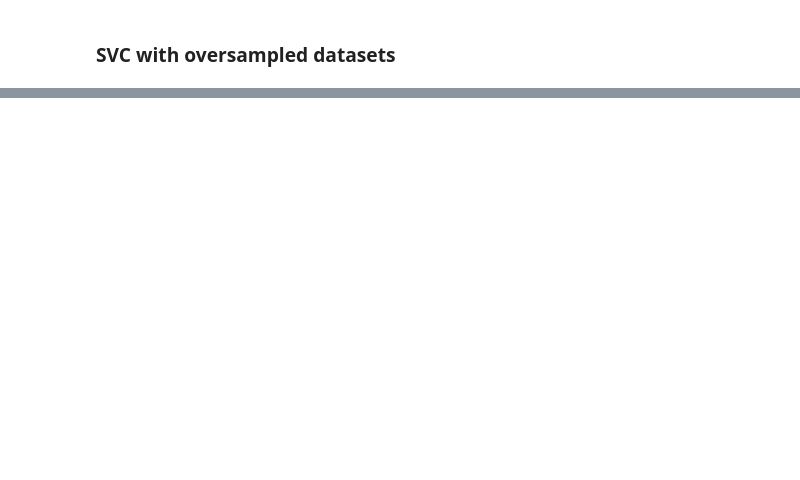
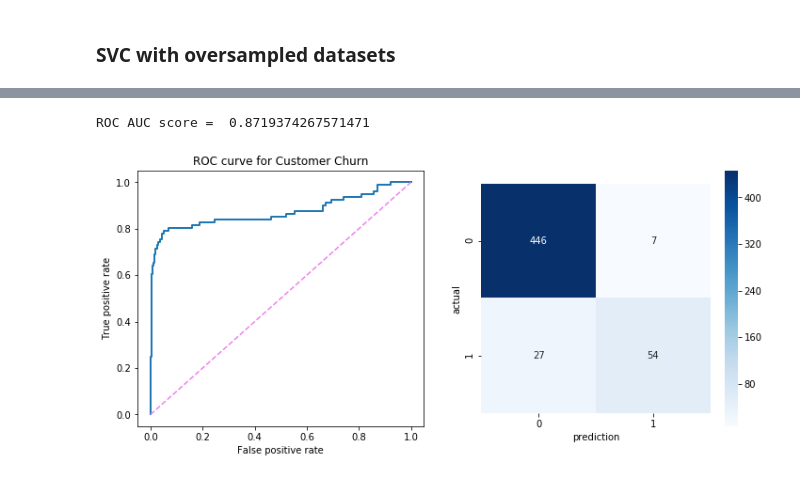
Before and after one commit to scottkds/metis_project3, a Jupyter notebook: models/Models_LR_NB_SVM_KNN_RF.ipynb, the cells around one changed output, grey strips where cells are left out. Saved outputs shown, nothing was run; the diff lists cells and outputs as text; code cells hidden in the pictures; blank space fills up the shorter version.

```diff
--- a/models/Models_LR_NB_SVM_KNN_RF.ipynb
+++ b/models/Models_LR_NB_SVM_KNN_RF.ipynb
@@ -599,0 +780,15 @@ _ = rf.fit(X_train, y_train)
+# %%
+steps = [('SMOTE', SMOTE(sampling_strategy='minority', random_state=42)),
+         ('scaler', StandardScaler()),
+         ('RF', RandomForestClassifier(n_estimators=400, random_state=42))]
+
+pipeline = Pipeline(steps)
+pipeline.fit(X_train, y_train)
+
+# Predict the labels of the test set: y_pred
+y_pred = pipeline.predict(X_test)
+
+# Compute and print metrics
+print("Accuracy Train: {}".format(pipeline.score(X_test, y_test)))
+print("Accuracy Test: {}".format(pipeline.score(X_test, y_test)))
+print(classification_report(y_test, y_pred))
@@ -599,0 +836,9 @@ _ = rf.fit(X_train, y_train)
+# %%
+xg = XGBClassifier(n_estimators=200, random_state=42)
+xg.fit(X_train, y_train)
+y_pred = xg.predict(X_test)
+
+# Compute and print metrics
+print("Accuracy Train: {}".format(xg.score(X_test, y_test)))
+print("Accuracy Test: {}".format(xg.score(X_test, y_test)))
+print(classification_report(y_test, y_pred))
@@ -599,0 +856,23 @@ _ = rf.fit(X_train, y_train)
+# %%
+plt.figure(figsize=(12, 5))
+fpr, tpr, thresholds = roc_curve(y_test, xg.predict_proba(X_test)[:,1])
+plt.subplot(1, 2, 1)
+plt.plot(fpr, tpr,lw=2)
+plt.plot([0,1],[0,1],c='violet',ls='--')
+plt.xlim([-0.05,1.05])
+plt.ylim([-0.05,1.05])
+
+plt.xlabel('False positive rate')
+plt.ylabel('True positive rate')
+plt.title('ROC curve for Customer Churn');
+print("ROC AUC score = ", roc_auc_score(y_test, xg.predict_proba(X_test)[:,1]))
+
+plt.subplot(1, 2, 2)
+sns.heatmap(confusion_matrix(y_test, xg.predict(X_test)), cmap=plt.cm.Blues, annot=True, square=True, fmt='d',
+           xticklabels=['0', '1'],
+           yticklabels=['0', '1']);
+plt.xlabel('prediction')
+plt.ylabel('actual');
+# %% [output]
+ROC AUC score =  0.8719374267571471
+[figure, added]
```
Also changed, not shown: parts of 41 cells of this notebook.
